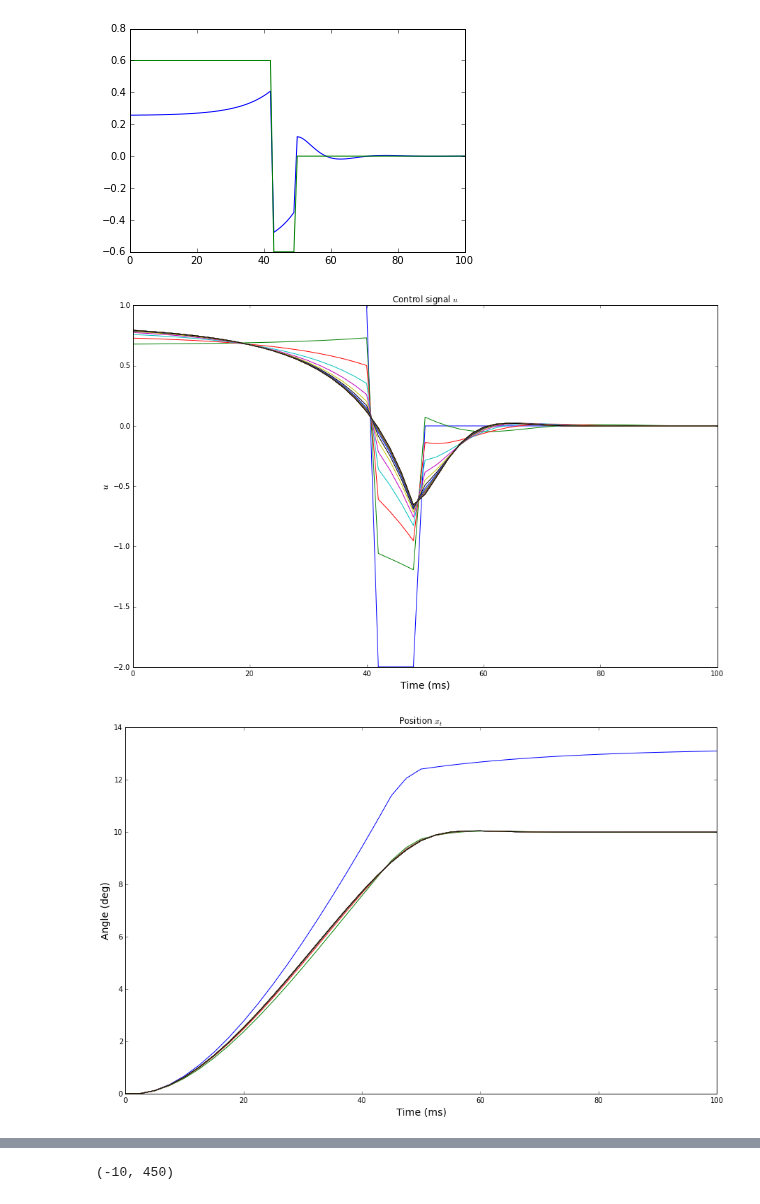
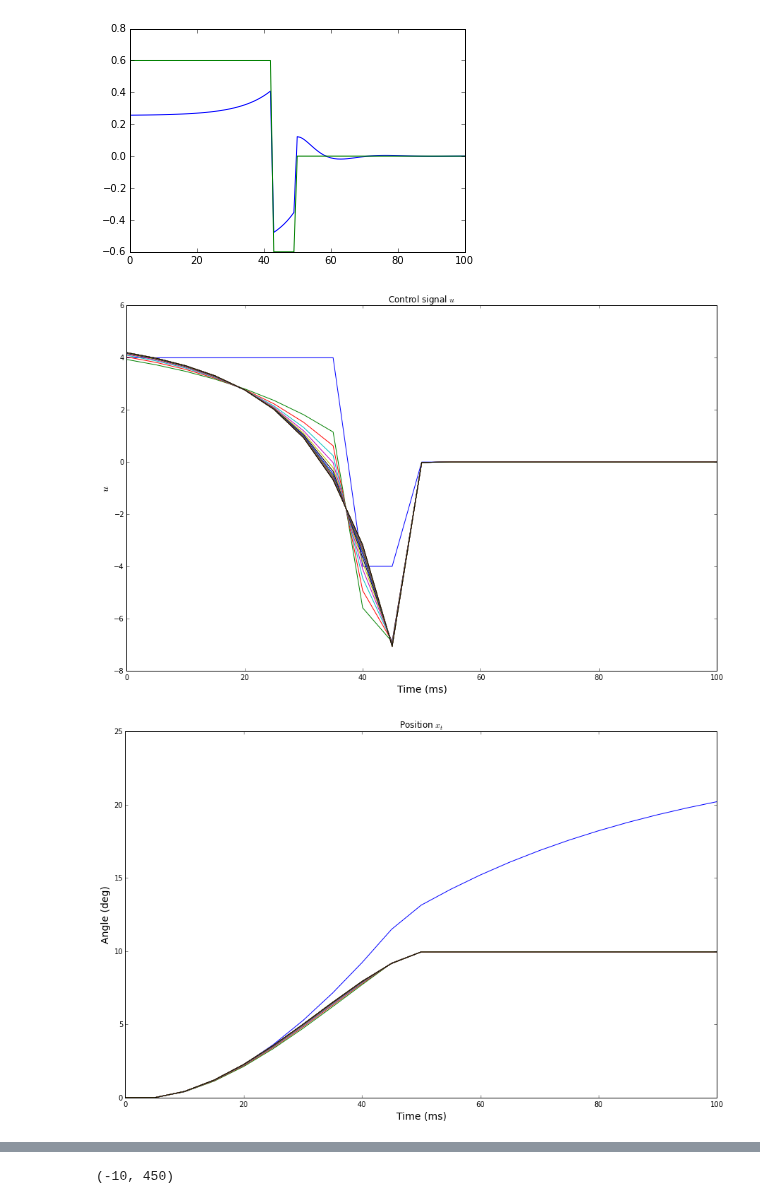
Before and after one commit to AnaideT/OptimalPrecision, a Jupyter notebook: 2017-05-22 Optimal trajectories by the minimum-variance theory.ipynb, the cells around one changed output, grey strips where cells are left out. Drawn from its saved outputs; the diff is of its cells as text; code cells hidden in the pictures.

```diff
--- a/2017-05-22 Optimal trajectories by the minimum-variance theory.ipynb
+++ b/2017-05-22 Optimal trajectories by the minimum-variance theory.ipynb
@@ -33,7 +33,7 @@ TODO: explore parameters
 
 TODO: apply on aSPEM / generalized coordinates / include delays
 # %%
-dt = 0.001
+dt = 0.005
 t_T = .05
 t_R = .05
 T = int(t_T/dt)
@@ -137,7 +137,7 @@ def expectation3(u, t):
     if t == 0:
         return x0
     else:
-        return (ci[:,0:t]*np.flipud(u[0:t])).sum(axis = 1)
+        return ((ci[:,0:t]*np.flipud(u[0:t])).sum(axis = 1))*np.array([1,1000])
 # %%
 %%timeit
 expectation(utest, T)
@@ -355,14 +355,14 @@ cost_deriv3(utest,0)
 # %% [markdown]
 We choose the number of iterations of the process and the stepsize $\eta$ of the gradient descent.
 # %%
-niter = 1000
-eta = 0.00034
+niter = 50000
+eta = 0.0024
 # %%
 #np.random.seed(42)
 #u = np.random.uniform(-5, 5, T+R+1)
 #u[T:T+R+1]=0
-u = 0.6* np.ones(T+R+1)
-u[T-7:T] *= -1
+u = 4* np.ones(T+R+1)
+u[T-2:T] *= -1
 u[T:(T+R+1)] = 0
 a = np.zeros((niter+1, T+R+1)) # To save the evolution of the values of u at each iteration
 a[0, :] = u.copy()
@@ -398,9 +398,9 @@ plt.plot(a[0,:])
 [<matplotlib.lines.Line2D at 0x...>]
 [figure]
 # %%
-plot_signal(a, 1000, 20000, 0.05, 0.05, 0.0020)
+plot_signal(a, 2500, 50000, 0.05, 0.05, 0.0050)
 # %% [output]
-[figure, old version]
+[figure, new version]
 # %%
 position = np.zeros((niter+1,T+R+1))
 velocity = np.zeros((niter+1,T+R+1))
@@ -411,7 +411,7 @@ for i in np.arange(niter+1):
         position[i,j] = mean[0]
         velocity[i,j] = mean[1]
 # %%
-plot_position(position, 1500, 30000, 0.05, 0.05, 0.0025)
+plot_position(position, 2500, 50000, 0.05, 0.05, 0.005)
 # %% [output]
-[figure, old version]
+[figure, new version]
 # %%
```
Also changed, not shown: parts of 6 cells of this notebook, 5 other files.
